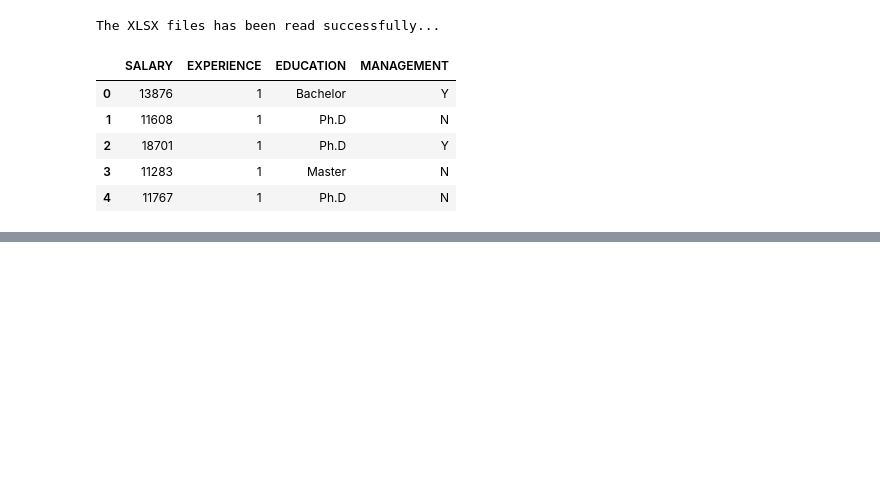
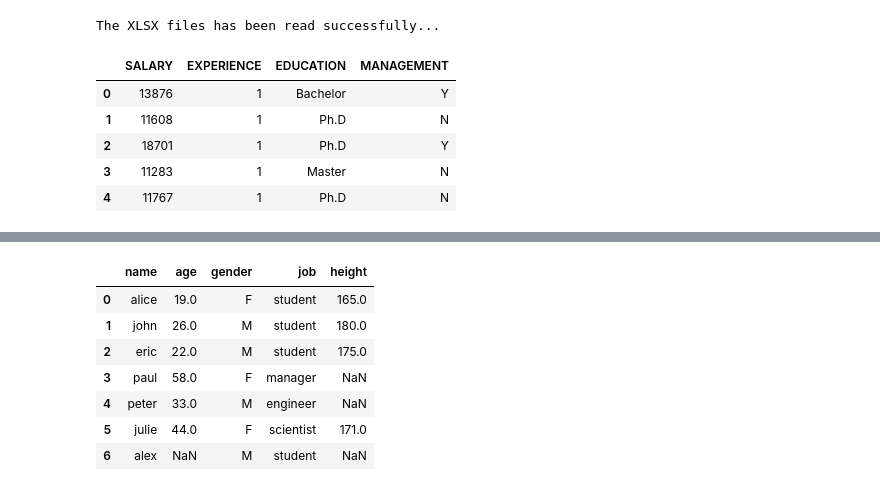
Before and after one commit to subbu27iitb/Training01, a Jupyter notebook: Pandas.ipynb, the cells around one changed output, grey strips where cells are left out. Cells and saved outputs as stored; diff of their text form; code cells hidden in the pictures; blank space fills up the shorter version.

```diff
--- a/Pandas.ipynb
+++ b/Pandas.ipynb
@@ -956,0 +1207,13 @@ df_xlsx.head()
+# %%
+user1 = merge_left.append(pd.Series(data=['alex',np.nan,'M','student',np.nan], index=['name','age','gender','job','height']), ignore_index=True)
+df = user1.copy()
+df
+# %% [output]
+|  | name | age | gender | job | height |
+| 0 | alice | 19.0 | F | student | 165.0 |
+| 1 | john | 26.0 | M | student | 180.0 |
+| 2 | eric | 22.0 | M | student | 175.0 |
+| 3 | paul | 58.0 | F | manager | NaN |
+| 4 | peter | 33.0 | M | engineer | NaN |
+| 5 | julie | 44.0 | F | scientist | 171.0 |
+| 6 | alex | NaN | M | student | NaN |
```
Also changed, not shown: parts of 40 cells of this notebook.
